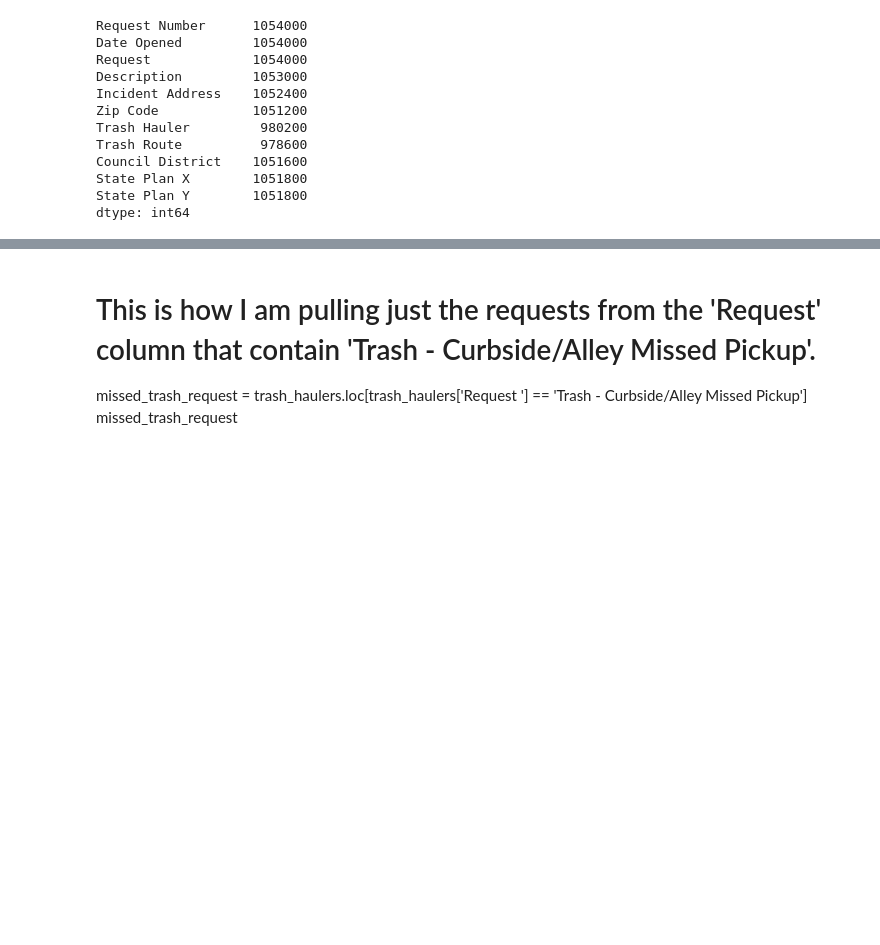
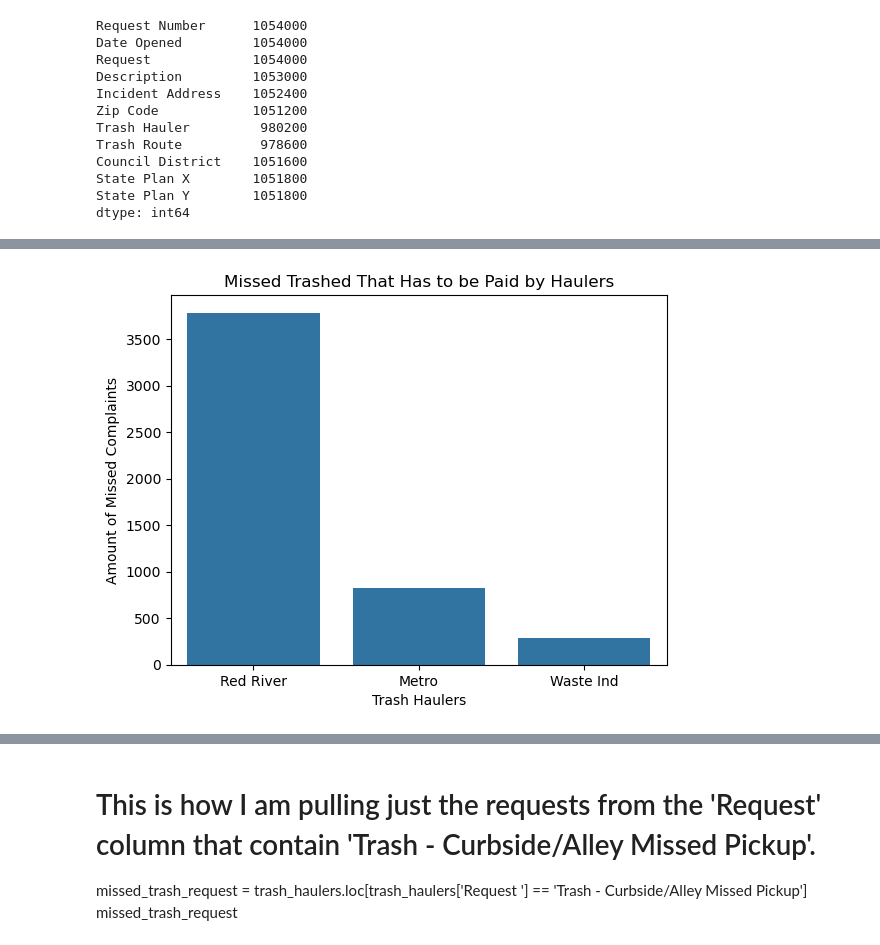
Before and after one commit to NewForce-Cohort-10-Data/trash-haulers-ctrl-alt-elite-company, a Jupyter notebook: notebooks/trash-haulers.ipynb, the cells around one changed output, grey strips where cells are left out. Drawn from its saved outputs; the diff is of its cells as text; code cells hidden in the pictures; blank space fills up the shorter version.

```diff
--- a/notebooks/trash-haulers.ipynb
+++ b/notebooks/trash-haulers.ipynb
@@ -85,0 +182,13 @@ dtype: int64
+# %%
+x = ['Red River', 'Metro', 'Waste Ind']
+y = [3783, 821, 282]
+
+sns.barplot(x=x, y=y)
+
+plt.title("Missed Trashed That Has to be Paid by Haulers")
+plt.xlabel("Trash Haulers")
+plt.ylabel("Amount of Missed Complaints")
+
+plt.show()
+# %% [output]
+[figure, added]
```
Also changed, not shown: parts of 18 cells of this notebook.
